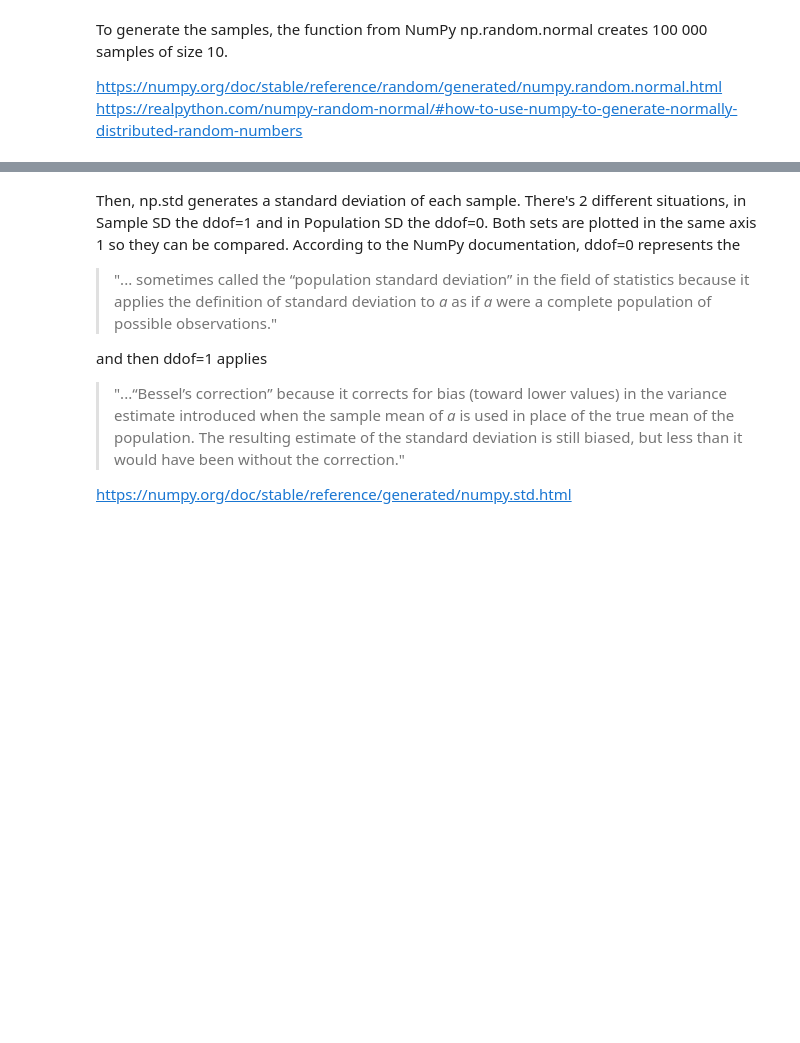
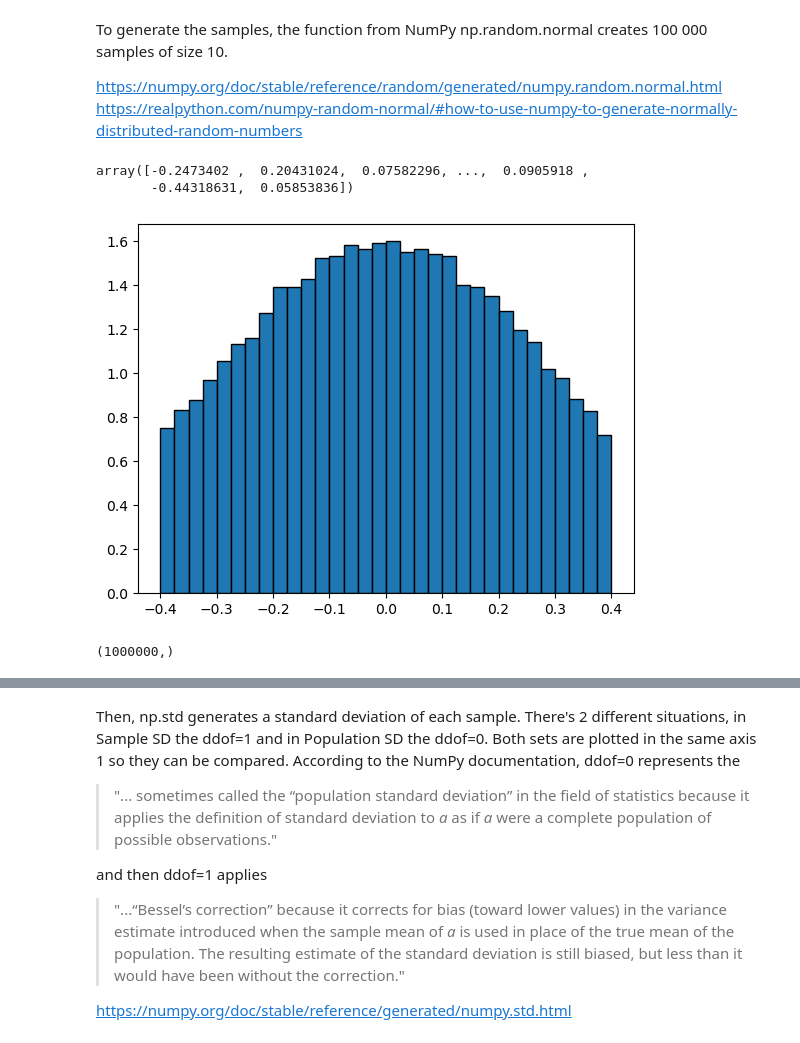
Before and after one commit to FatimaBOliveira/applied-statistics-assessment, a Jupyter notebook: problems.ipynb, the cells around one changed output, grey strips where cells are left out. Saved outputs shown, nothing was run; the diff lists cells and outputs as text; code cells hidden in the pictures; blank space fills up the shorter version.

```diff
--- a/problems.ipynb
+++ b/problems.ipynb
@@ -282,3 +281,25 @@ https://realpython.com/numpy-random-normal/#how-to-use-numpy-to-generate-normall
 # %%
 # Generate samples from a standard normal distribution, 100 000 samples of size 10.
 samples = np.random.normal(loc=0, scale=1, size=(100000, 10))
+# %%
+# Calculcate mean.
+means = np.mean(samples, axis=1)
+
+# Show.
+means
+# %% [output]
+array([-0.2473402 ,  0.20431024,  0.07582296, ...,  0.0905918 ,
+       -0.44318631,  0.05853836])
+# %%
+# Create a blank plot.
+fig, ax = plt.subplots()
+
+# Create a histogram.
+ax.hist(means, edgecolor='black', density=True, bins=np.linspace(-0.4, 0.4, 33));
+# %% [output]
+[figure, added]
+# %%
+# change shape of samples to be a flat array
+samples.ravel().shape
+# %% [output]
+(1000000,)
```
Also changed, not shown: parts of 5 cells of this notebook.
